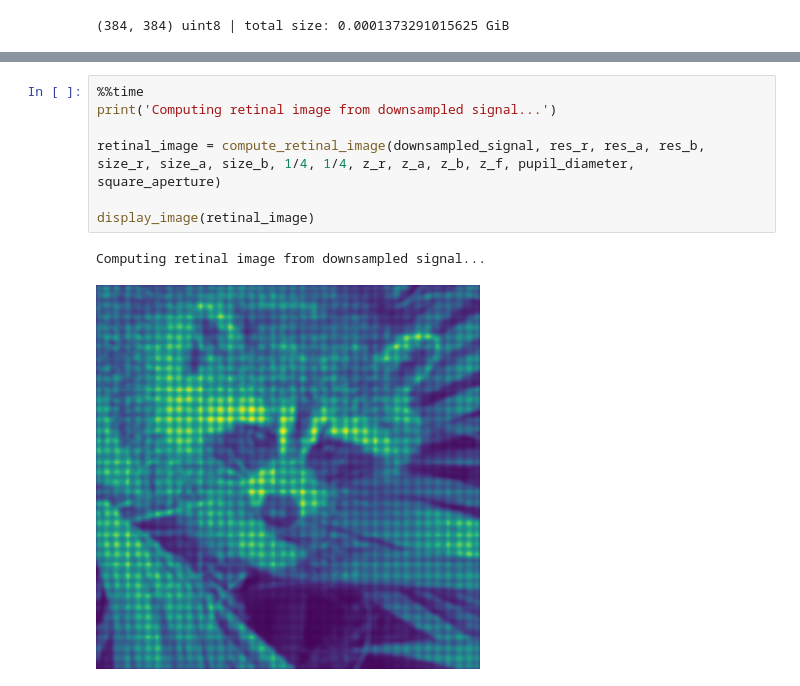
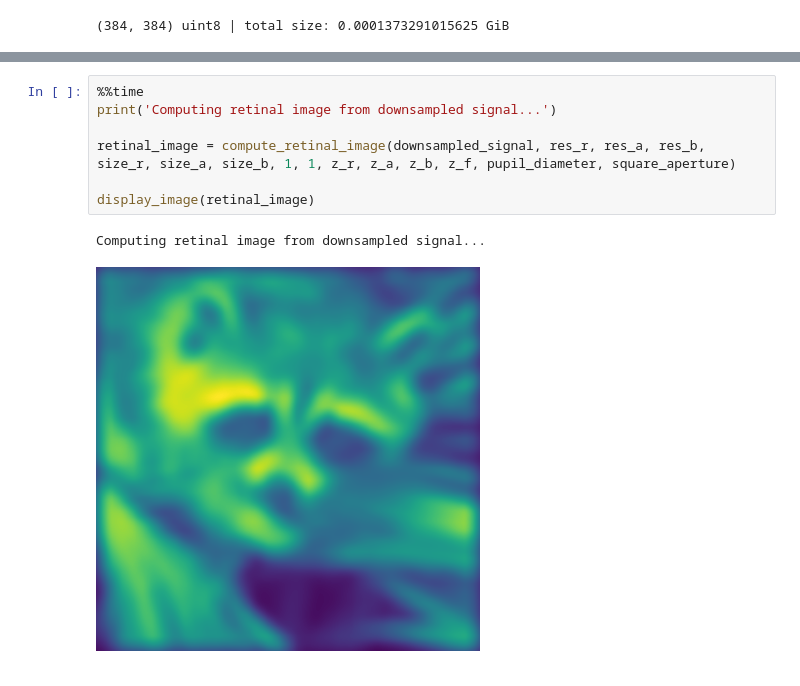
Before and after one commit to raolirom/light-field-prefiltering, a Jupyter notebook: no-filter.ipynb, the cells around one changed output, grey strips where cells are left out. Saved outputs shown, nothing was run; the diff lists cells and outputs as text.

```diff
--- a/no-filter.ipynb
+++ b/no-filter.ipynb
@@ -203,10 +203,10 @@ Wall time: 2h 21min 31s
 # %%
 %%time
 print('Computing retinal image from downsampled signal...')
 
-retinal_image = compute_retinal_image(downsampled_signal, res_r, res_a, res_b, size_r, size_a, size_b, 1/4, 1/4, z_r, z_a, z_b, z_f, pupil_diameter, square_aperture)
+retinal_image = compute_retinal_image(downsampled_signal, res_r, res_a, res_b, size_r, size_a, size_b, 1, 1, z_r, z_a, z_b, z_f, pupil_diameter, square_aperture)
 
 display_image(retinal_image)
 # %% [output]
 Computing retinal image from downsampled signal...
-[figure, old version]
+[figure, new version]
```
Also changed, not shown: parts of 7 cells of this notebook.
